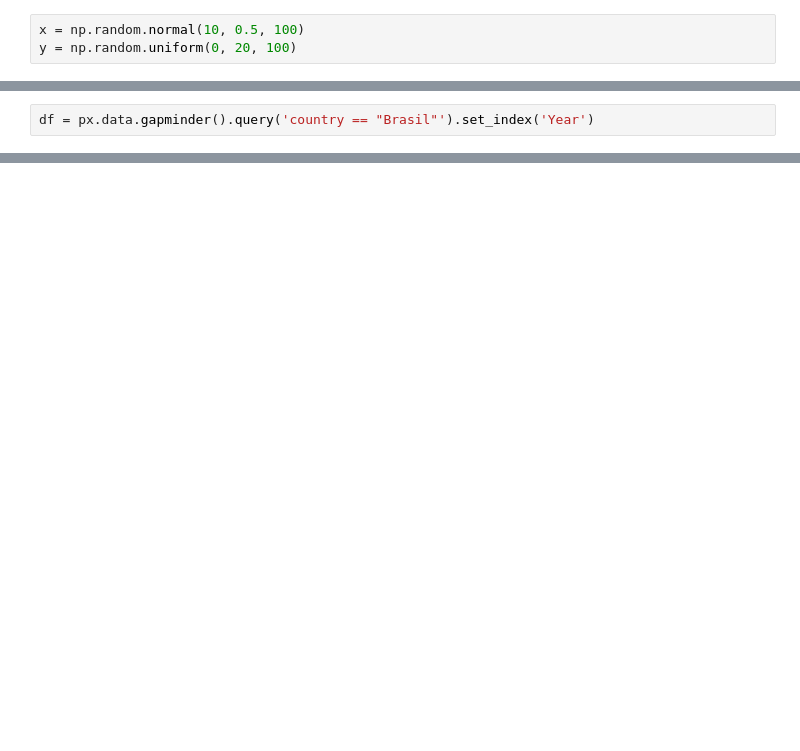
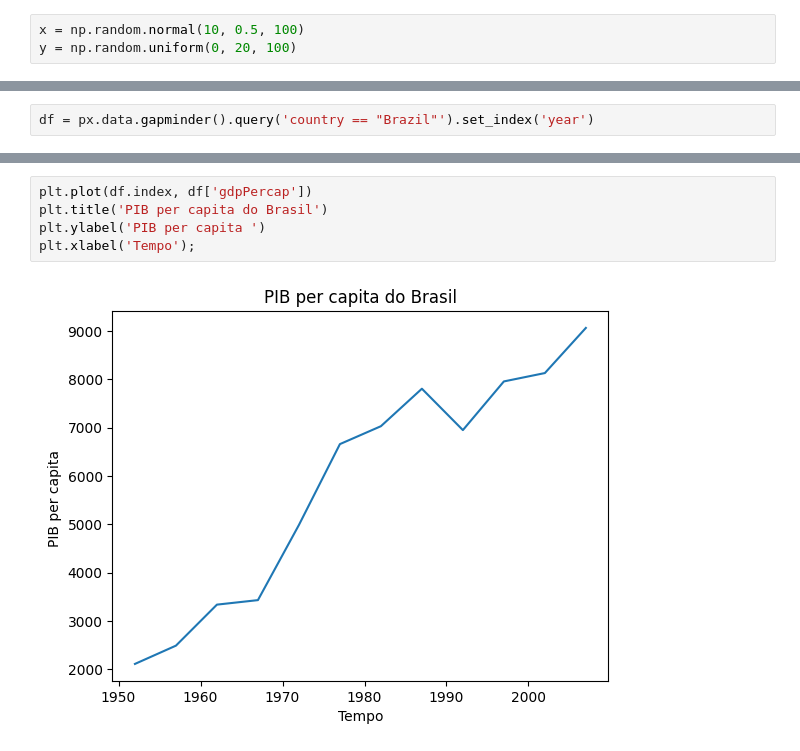
Before and after one commit to AndersonGL/Estudos-Analise-de-Dados, a Jupyter notebook: Bibliotecas/matpltlib2.ipynb, the cells around one changed output, grey strips where cells are left out. Drawn from its saved outputs; the diff is of its cells as text; blank space fills up the shorter version.

```diff
--- a/Bibliotecas/matpltlib2.ipynb
+++ b/Bibliotecas/matpltlib2.ipynb
@@ -62,2 +68,2 @@ AttributeError: partially initialized module 'pandas' from 'c:\Users\Anderson G
 # %%
-df = px.data.gapminder().query('country == "Brasil"').set_index('Year')
+df = px.data.gapminder().query('country == "Brazil"').set_index('year')
@@ -69,0 +80,7 @@ NameError: name 'df' is not defined
+# %%
+plt.plot(df.index, df['gdpPercap'])
+plt.title('PIB per capita do Brasil')
+plt.ylabel('PIB per capita ')
+plt.xlabel('Tempo');
+# %% [output]
+[figure, added]
```
Also changed, not shown: parts of 15 cells of this notebook.
